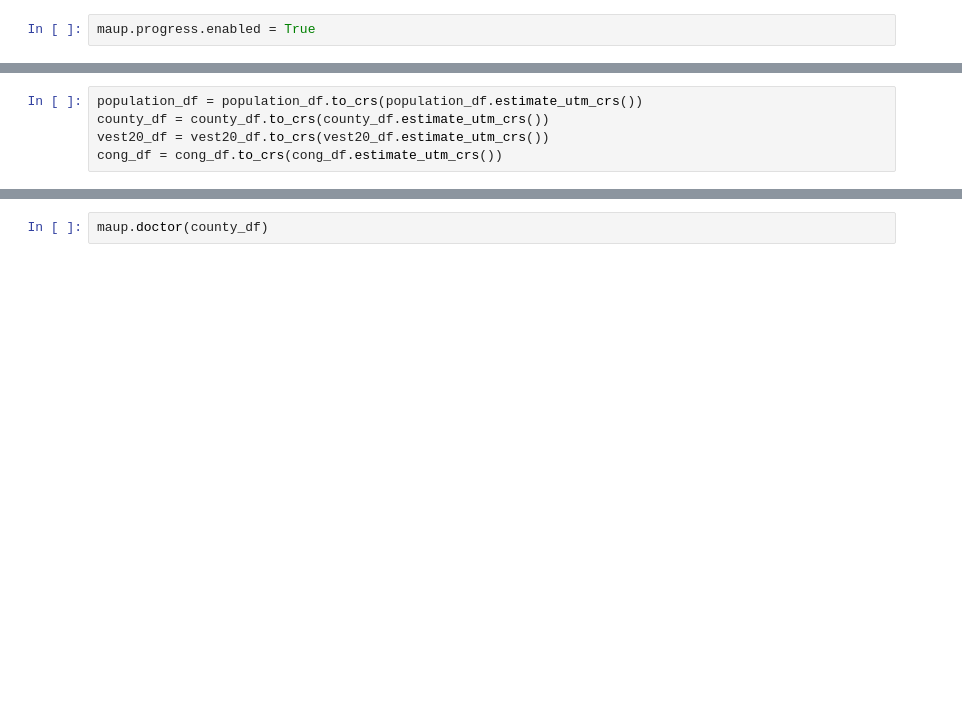
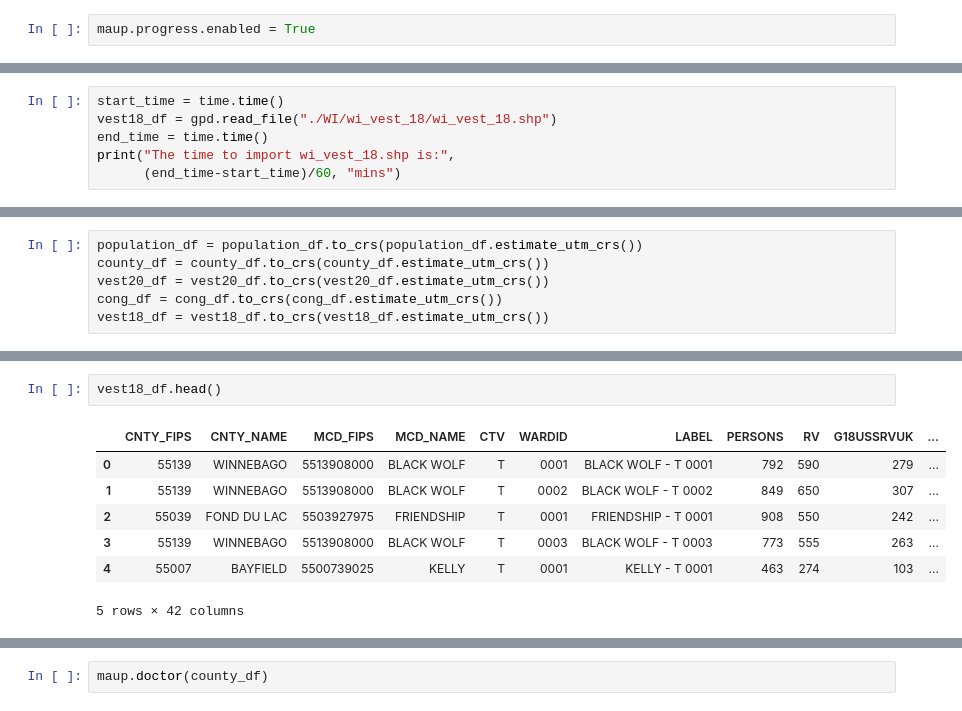
Before and after one commit to willystout/cs464_final_project, a Jupyter notebook: MAUP.ipynb, the cells around one changed output, grey strips where cells are left out. Saved outputs shown, nothing was run; the diff lists cells and outputs as text; blank space fills up the shorter version.

Commit message:
added VEST18 election data to the ipynb

```diff
--- a/MAUP.ipynb
+++ b/MAUP.ipynb
@@ -48,0 +59,6 @@ print("The time to import wi_cong_adopted_2022/POLYGON.shp is:",
+# %%
+start_time = time.time()
+vest18_df = gpd.read_file("./WI/wi_vest_18/wi_vest_18.shp")
+end_time = time.time()
+print("The time to import wi_vest_18.shp is:",
+      (end_time-start_time)/60, "mins")
@@ -51,5 +69,6 @@ population_df = population_df.to_crs(population_df.estimate_utm_crs())
 county_df = county_df.to_crs(county_df.estimate_utm_crs())
 vest20_df = vest20_df.to_crs(vest20_df.estimate_utm_crs())
 cong_df = cong_df.to_crs(cong_df.estimate_utm_crs())
+vest18_df = vest18_df.to_crs(vest18_df.estimate_utm_crs())
 # %%
 population_df.head()
@@ -62,2 +112,12 @@ cong_df.head()
+# %%
+vest18_df.head()
+# %% [output]
+|  | CNTY_FIPS | CNTY_NAME | MCD_FIPS | MCD_NAME | CTV | WARDID | LABEL | PERSONS | RV | G18USSRVUK | ... |
+| 0 | 55139 | WINNEBAGO | 5513908000 | BLACK WOLF | T | 0001 | BLACK WOLF - T 0001 | 792 | 590 | 279 | ... |
+| 1 | 55139 | WINNEBAGO | 5513908000 | BLACK WOLF | T | 0002 | BLACK WOLF - T 0002 | 849 | 650 | 307 | ... |
+| 2 | 55039 | FOND DU LAC | 5503927975 | FRIENDSHIP | T | 0001 | FRIENDSHIP - T 0001 | 908 | 550 | 242 | ... |
+| 3 | 55139 | WINNEBAGO | 5513908000 | BLACK WOLF | T | 0003 | BLACK WOLF - T 0003 | 773 | 555 | 263 | ... |
+| 4 | 55007 | BAYFIELD | 5500739025 | KELLY | T | 0001 | KELLY - T 0001 | 463 | 274 | 103 | ... |
+5 rows × 42 columns
 # %%
 print(population_df.columns)
```
Also changed, not shown: parts of 43 cells of this notebook.
